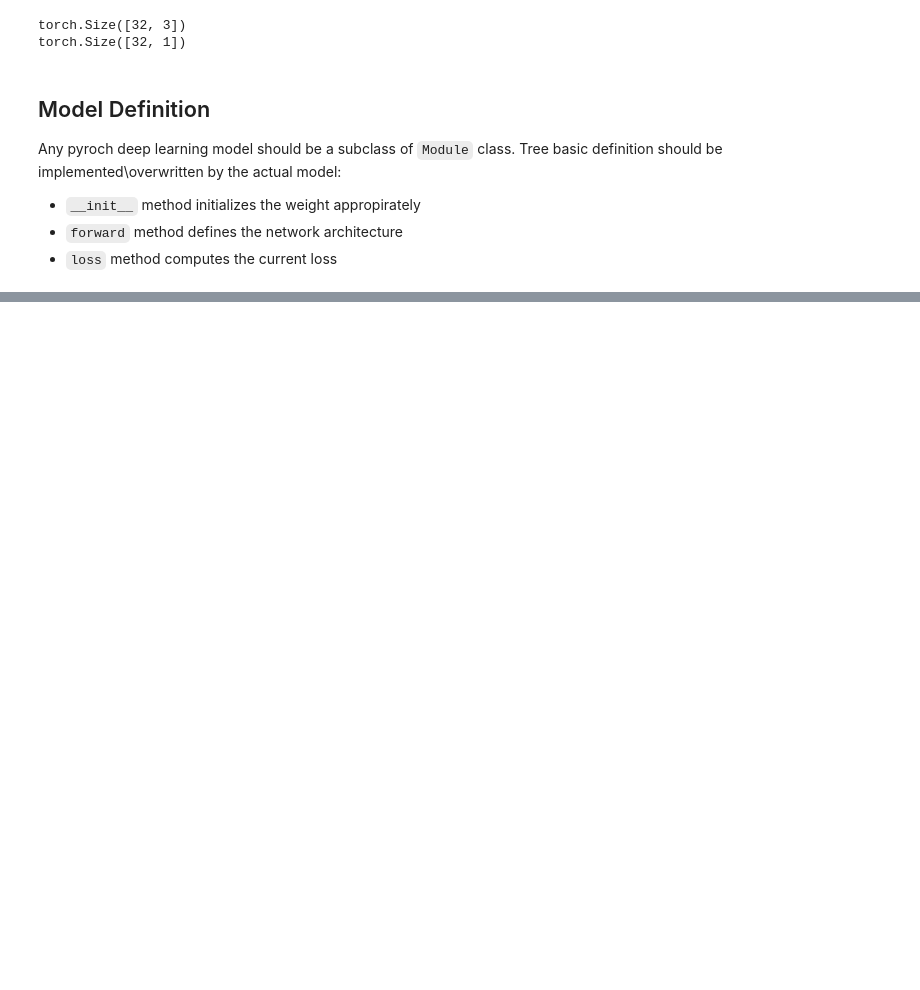
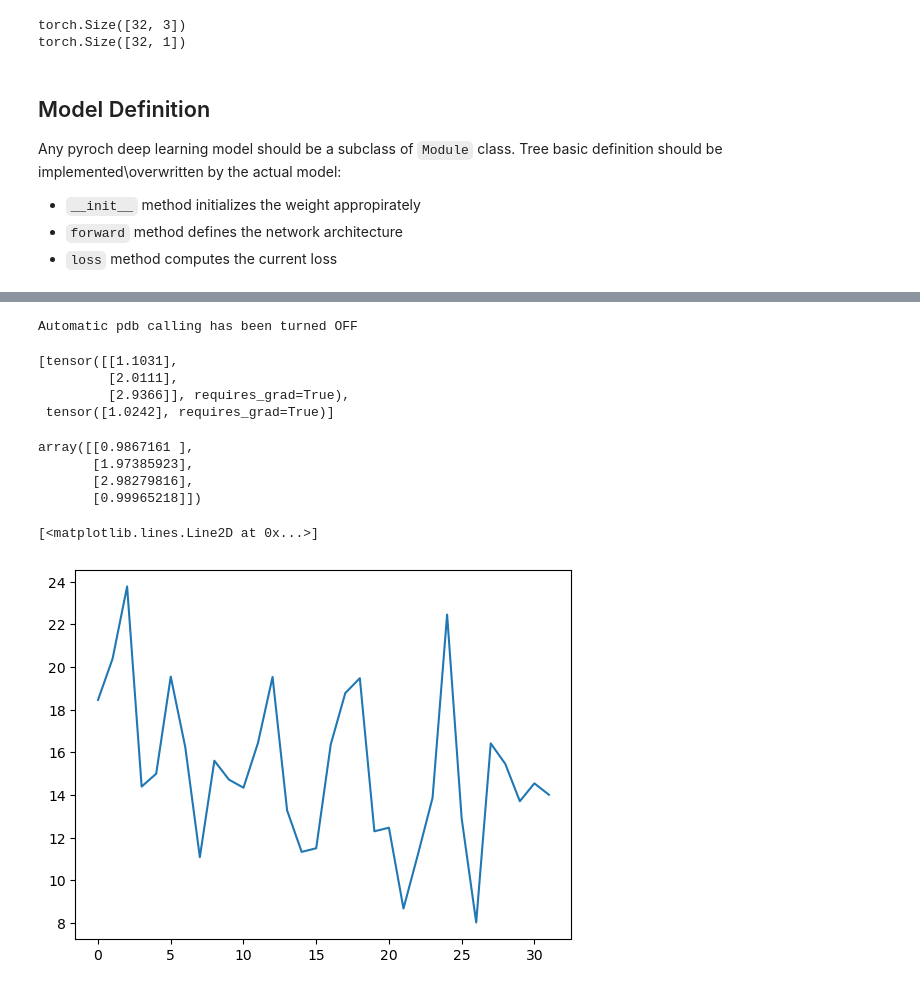
Before and after one commit to ToviTu/The_Ultimate_Guide2DS, a Jupyter notebook: Deep Learning/Simple_NN_Reg.ipynb, the cells around one changed output, grey strips where cells are left out. Cells and saved outputs as stored; diff of their text form; code cells hidden in the pictures; blank space fills up the shorter version.

```diff
--- a/Deep Learning/Simple_NN_Reg.ipynb
+++ b/Deep Learning/Simple_NN_Reg.ipynb
@@ -111,0 +104,17 @@ class SGD(dl.HyperPrameters):
+# %%
+class SGD(dl.HyperPrameters):
+    def __init__(self, params, eta):
+        self.save_hyperparameters()
+
+    def step(self):
+        for param in self.params:
+            param -= self.eta * param.grad
+
+    def zero_grad(self):
+        for param in self.params:
+            if param.grad is not None:
+                param.grad.zero_()
+
+@dl.add_to_class(LinearRegression)
+def configure_optimizers(self):
+    return SGD([self.w, self.b], self.eta)
@@ -111,0 +125,53 @@ class SGD(dl.HyperPrameters):
+# %%
+@dl.add_to_class(dl.Trainer)
+def prepare_batch(self, batch):
+    return batch
+
+@dl.add_to_class(dl.Trainer)
+def fit_epoch(self):
+    #self.model.train()
+    for batch in self.train_dataloader:
+        loss = self.model.training_step(self.prepare_batch(batch))
+        self.train_loss.append(loss.item())
+        self.optim.zero_grad()
+        with tor.no_grad():
+            loss.backward()
+            self.optim.step()
+%pdb
+# %% [output]
+Automatic pdb calling has been turned OFF
+# %%
+model = LinearRegression(3, 0.1)
+data = ToyRegressionData(
+    w = tor.tensor([[1], [2], [3]], dtype=tor.float32),
+    b = 1
+)
+trainer = dl.Trainer(max_epochs=100)
+trainer.fit(model, data)
+# %%
+trainer.optim.params
+# %% [output]
+[tensor([[1.1031],
+         [2.0111],
+         [2.9366]], requires_grad=True),
+ tensor([1.0242], requires_grad=True)]
+# %%
+import numpy as np
+
+X = data.X.numpy()
+Y = data.y.numpy()
+
+X = np.concatenate((X, np.ones((X.shape[0], 1))), axis=1)
+np.linalg.inv(X.T@X)@X.T@Y
+# %% [output]
+array([[0.9867161 ],
+       [1.97385923],
+       [2.98279816],
+       [0.99965218]])
+# %%
+import matplotlib.pyplot as plt
+
+plt.plot(range(len(trainer.train_loss)), trainer.train_loss)
+# %% [output]
+[<matplotlib.lines.Line2D at 0x...>]
+[figure, added]
```
Also changed, not shown: parts of 4 cells of this notebook, 2 other files.
